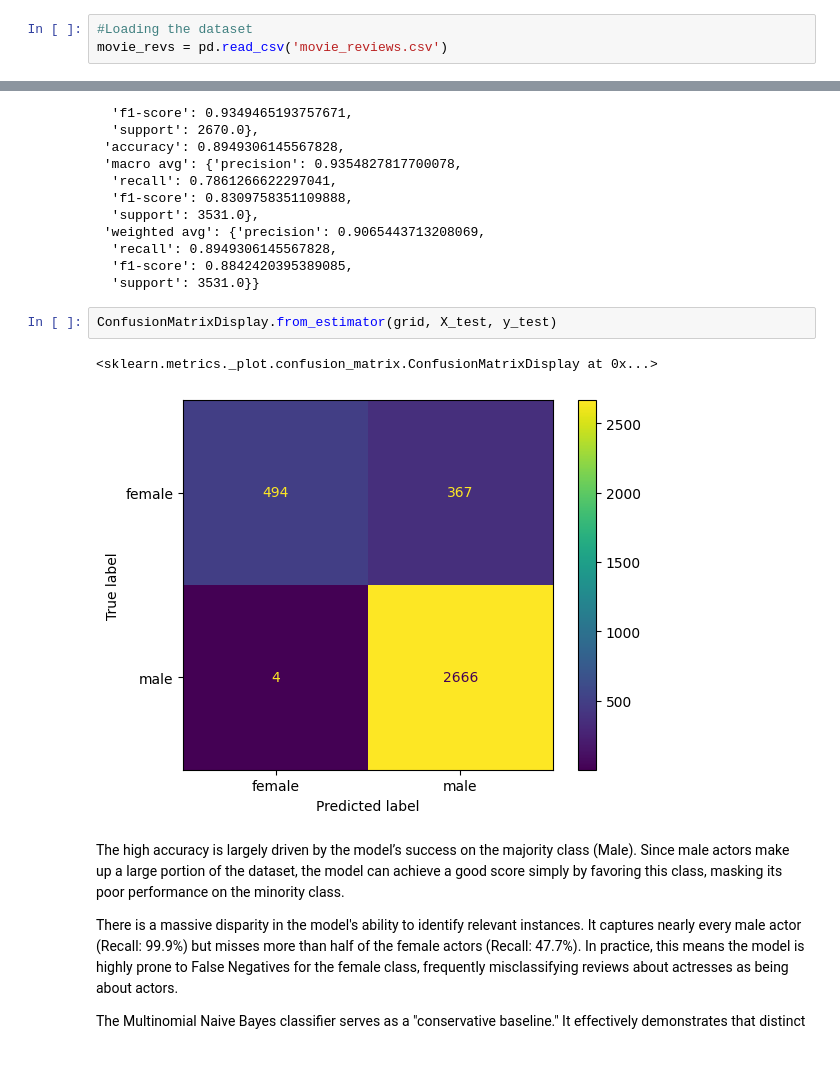
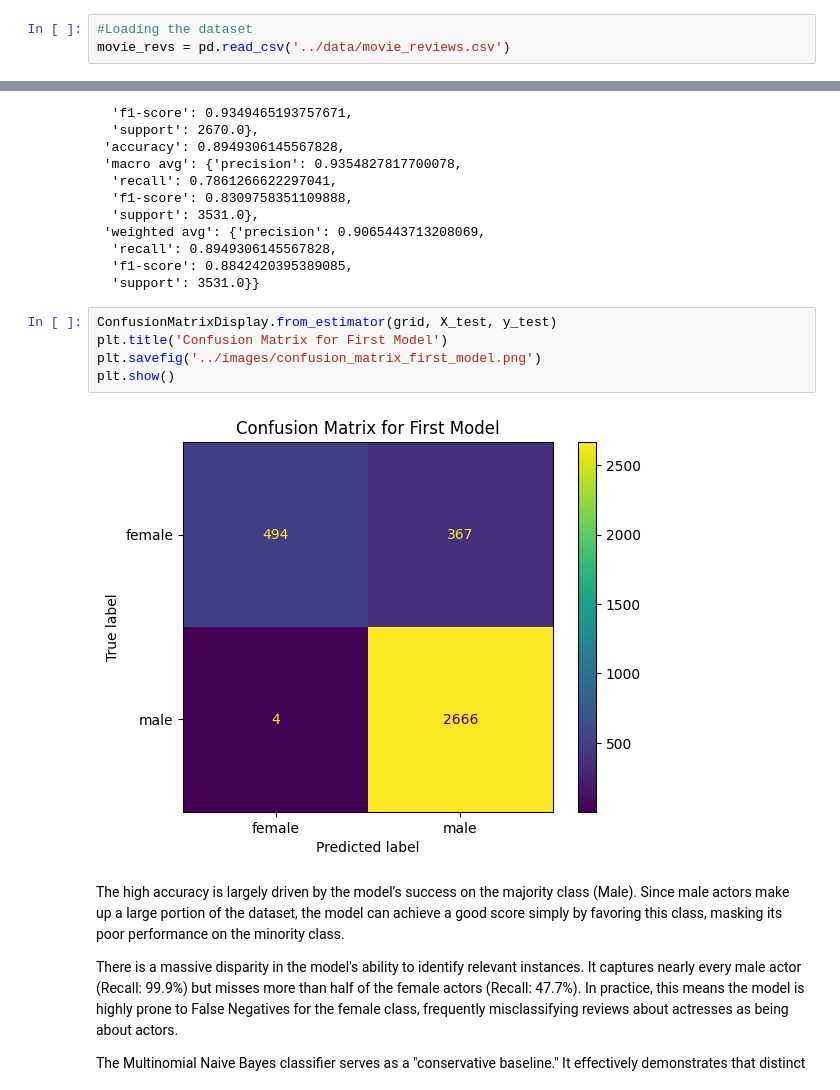
Before and after one commit to Przemsonn05/Main-Actor-Gender-Prediction-Using-NLP, a Jupyter notebook: notebooks/Model predicting gender (1).ipynb, the cells around one changed output, grey strips where cells are left out. Saved outputs shown, nothing was run; the diff lists cells and outputs as text; blank space fills up the shorter version.

Commit message:
Saving images and correcting notebook

```diff
--- a/notebooks/Model predicting gender (1).ipynb
+++ b/notebooks/Model predicting gender (1).ipynb
@@ -26,6 +25,6 @@ from sklearn.compose import ColumnTransformer
 # %%
 #Loading the dataset
-movie_revs = pd.read_csv('movie_reviews.csv')
+movie_revs = pd.read_csv('../data/movie_reviews.csv')
 # %%
 movie_revs.head()
 # %% [output]
@@ -397,9 +402,11 @@ classification_report(y_test, y_pred, output_dict=True)
   'support': 3531.0}}
 # %%
 ConfusionMatrixDisplay.from_estimator(grid, X_test, y_test)
+plt.title('Confusion Matrix for First Model')
+plt.savefig('../images/confusion_matrix_first_model.png')
+plt.show()
 # %% [output]
-<sklearn.metrics._plot.confusion_matrix.ConfusionMatrixDisplay at 0x...>
-[figure, old version]
+[figure, new version]
 # %% [markdown]
 The high accuracy is largely driven by the model’s success on the majority class (Male). Since male actors make up a large portion of the dataset, the model can achieve a good score simply by favoring this class, masking its poor performance on the minority class.
 
```
Also changed, not shown: parts of 9 cells of this notebook, 9 other files.
